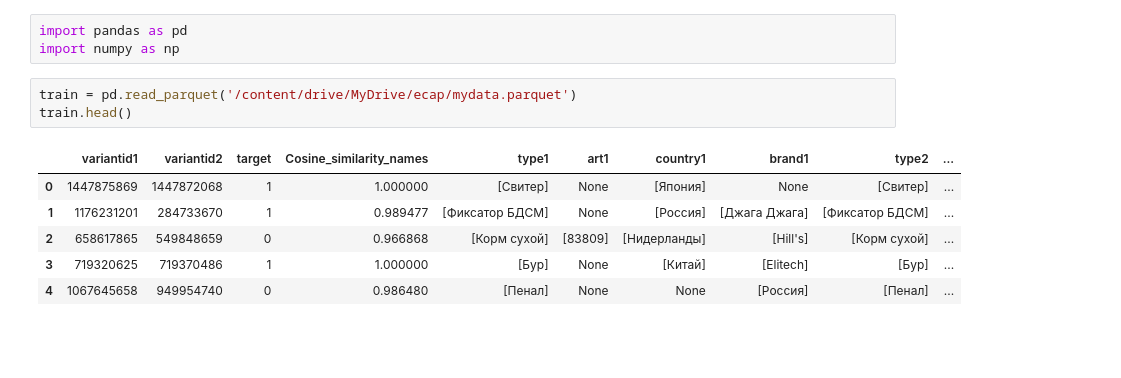
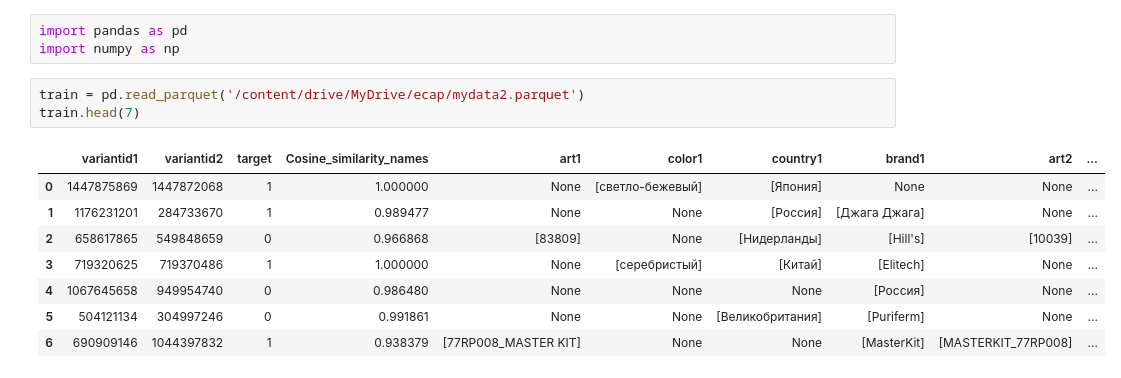
Before and after one commit to OVP2023/E-CAP-2024, a Jupyter notebook: Формирование_признаков_и_обучение_модели.ipynb, the cells around one changed output. Cells and saved outputs as stored; diff of their text form; blank space fills up the shorter version.

```diff
--- a/Формирование_признаков_и_обучение_модели.ipynb
+++ b/Формирование_признаков_и_обучение_модели.ipynb
@@ -6,13 +6,15 @@
 import pandas as pd
 import numpy as np
 # %%
-train = pd.read_parquet('/content/drive/MyDrive/ecap/mydata.parquet')
-train.head()
+train = pd.read_parquet('/content/drive/MyDrive/ecap/mydata2.parquet')
+train.head(7)
 # %% [output]
-|  | variantid1 | variantid2 | target | Cosine_similarity_names | type1 | art1 | country1 | brand1 | type2 | ... |
-| 0 | 1447875869 | 1447872068 | 1 | 1.000000 | [Свитер] | None | [Япония] | None | [Свитер] | ... |
-| 1 | 1176231201 | 284733670 | 1 | 0.989477 | [Фиксатор БДСМ] | None | [Россия] | [Джага Джага] | [Фиксатор БДСМ] | ... |
-| 2 | 658617865 | 549848659 | 0 | 0.966868 | [Корм сухой] | [83809] | [Нидерланды] | [Hill's] | [Корм сухой] | ... |
-| 3 | 719320625 | 719370486 | 1 | 1.000000 | [Бур] | None | [Китай] | [Elitech] | [Бур] | ... |
-| 4 | 1067645658 | 949954740 | 0 | 0.986480 | [Пенал] | None | None | [Россия] | [Пенал] | ... |
+|  | variantid1 | variantid2 | target | Cosine_similarity_names | art1 | color1 | country1 | brand1 | art2 | ... |
+| 0 | 1447875869 | 1447872068 | 1 | 1.000000 | None | [светло-бежевый] | [Япония] | None | None | ... |
+| 1 | 1176231201 | 284733670 | 1 | 0.989477 | None | None | [Россия] | [Джага Джага] | None | ... |
+| 2 | 658617865 | 549848659 | 0 | 0.966868 | [83809] | None | [Нидерланды] | [Hill's] | [10039] | ... |
+| 3 | 719320625 | 719370486 | 1 | 1.000000 | None | [серебристый] | [Китай] | [Elitech] | None | ... |
+| 4 | 1067645658 | 949954740 | 0 | 0.986480 | None | None | None | [Россия] | None | ... |
+| 5 | 504121134 | 304997246 | 0 | 0.991861 | None | None | [Великобритания] | [Puriferm] | None | ... |
+| 6 | 690909146 | 1044397832 | 1 | 0.938379 | [77RP008_MASTER KIT] | None | None | [MasterKit] | [MASTERKIT_77RP008] | ... |
 # %%
```
Also changed, not shown: parts of 6 cells of this notebook.
